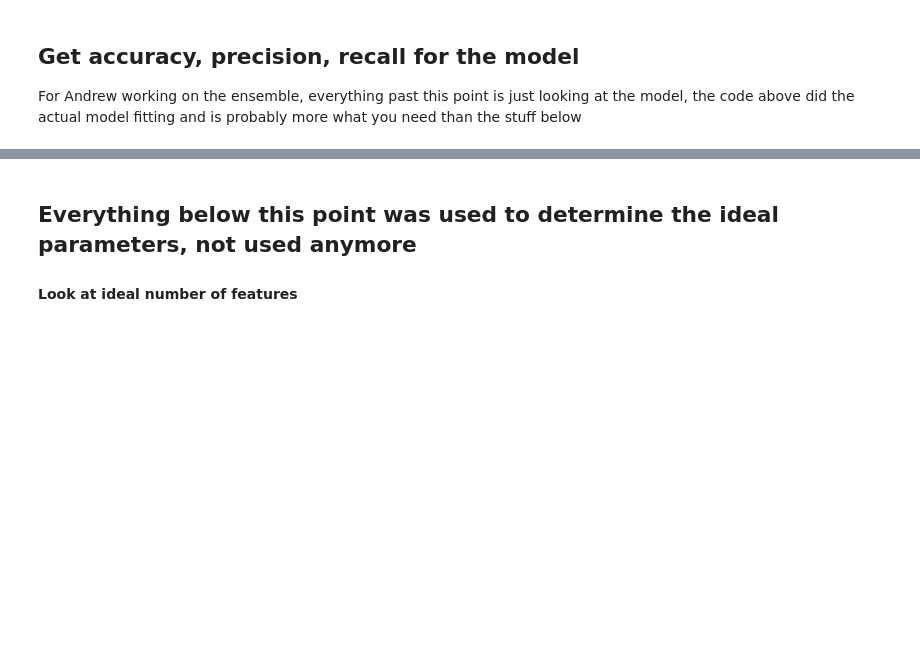
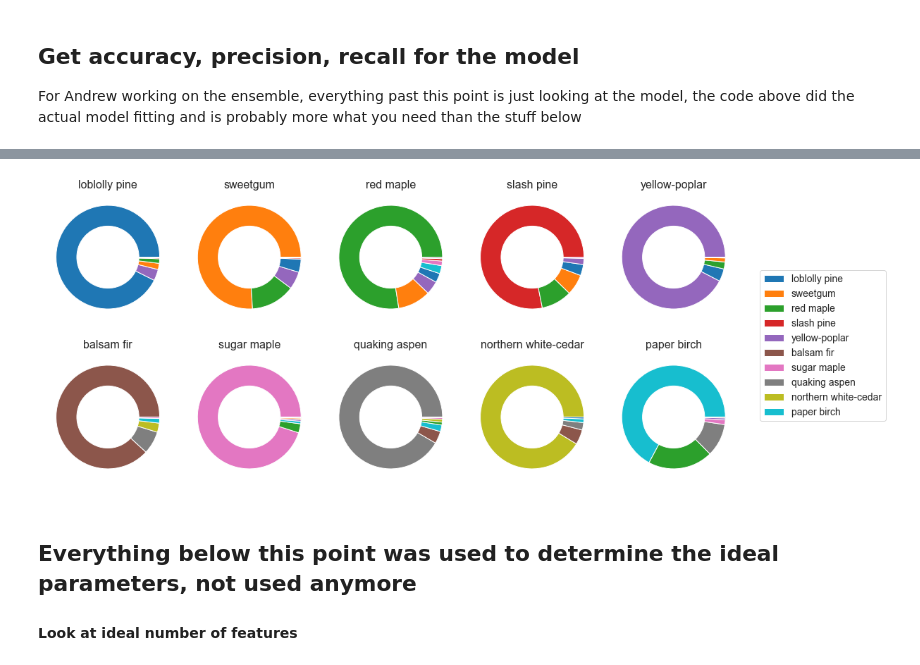
Before and after one commit to dheligman/climate, a Jupyter notebook: Classification_Modeling_KT.ipynb, the cells around one changed output, grey strips where cells are left out. Drawn from its saved outputs; the diff is of its cells as text; code cells hidden in the pictures; blank space fills up the shorter version.

```diff
--- a/Classification_Modeling_KT.ipynb
+++ b/Classification_Modeling_KT.ipynb
@@ -183,3 +188,35 @@ plt.show()
+# %%
+pred_df = pd.DataFrame({'pred':pred},index = le.inverse_transform(yt))
+# %%
+# create a figure and set different background
+fig,ax = plt.subplots(2,5,figsize = (14,14))
+ax = ax.flatten()
+color = ['#1f77b4', '#ff7f0e', '#2ca02c', '#d62728',
+              '#9467bd', '#8c564b', '#e377c2', '#7f7f7f',
+              '#bcbd22', '#17becf']
+colordict = {s:c for (s,c) in zip(spe,color)}
+
+handles = []
+for i in range(10):
+    size = (pred_df.loc[spe[i]].pred.value_counts()).values
+    labels = le.inverse_transform((pred_df.loc[spe[i]].pred.value_counts()).index.values)
+    #plt.subplot(2,5,i+1)
+    pie_wedge_collection =  ax[i].pie(size, labels = labels, labeldistance=None)
+    for pie_wedge in pie_wedge_collection[0]:
+        pie_wedge.set_facecolor(colordict[pie_wedge.get_label()])
+
+    my_circle=plt.Circle( (0,0), 0.6, color='white')
+    ax[i].set_title(f'{spe[i]}', fontsize = 16)
+    ax[i].add_artist(my_circle)
+    handles.append(ax[i].get_legend_handles_labels()[0][0])
+plt.tight_layout()
+plt.subplots_adjust(bottom=0.1, top=0.55, hspace=0.001)
+
+fig.legend(handles,spe,loc = 'lower right', bbox_to_anchor=(1.2, 0.1),fontsize = 14)
+
+plt.show()
+# %% [output]
+[figure, added]
 # %% [markdown]
 ## Everything below this point was used to determine the ideal parameters, not used anymore
 
```
Also changed, not shown: parts of 13 cells of this notebook.
